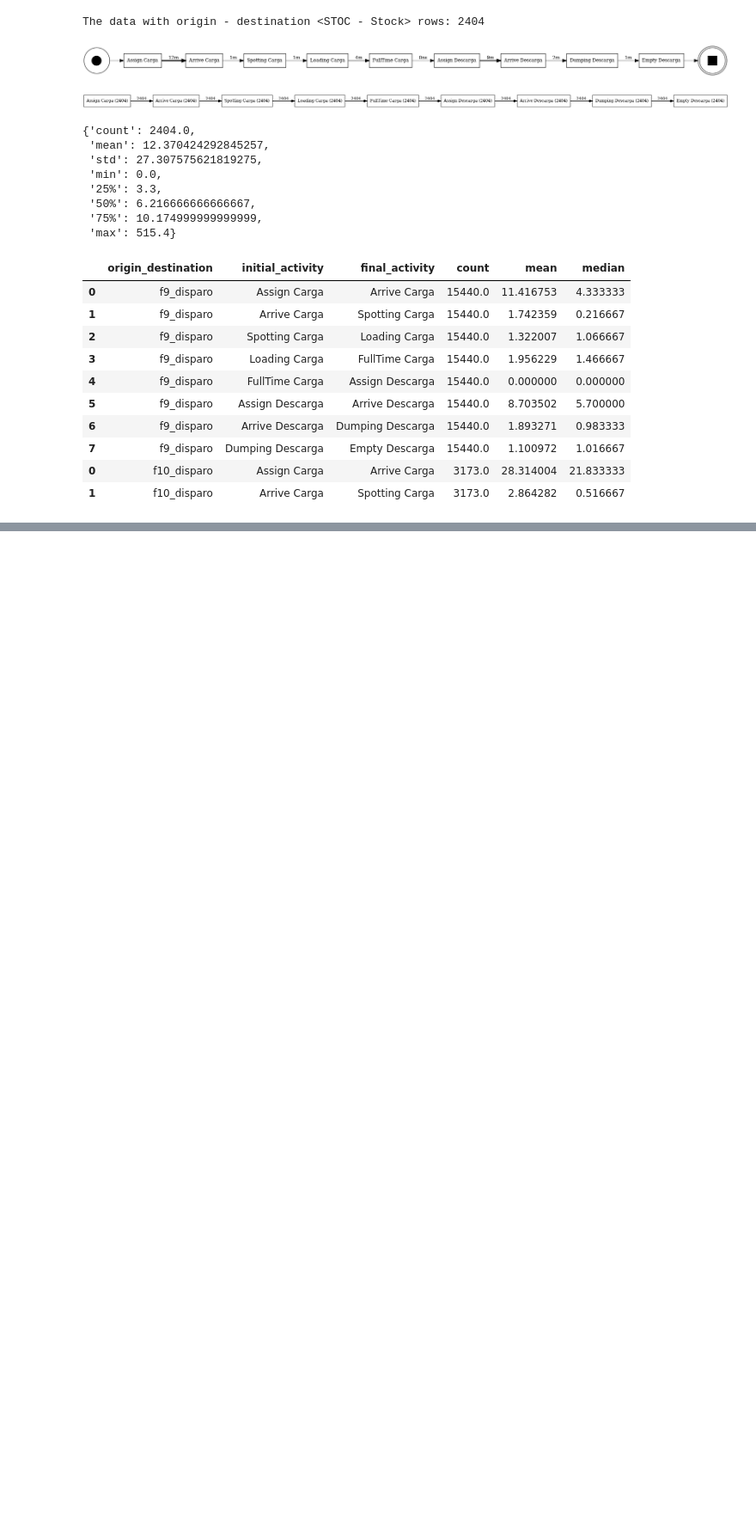
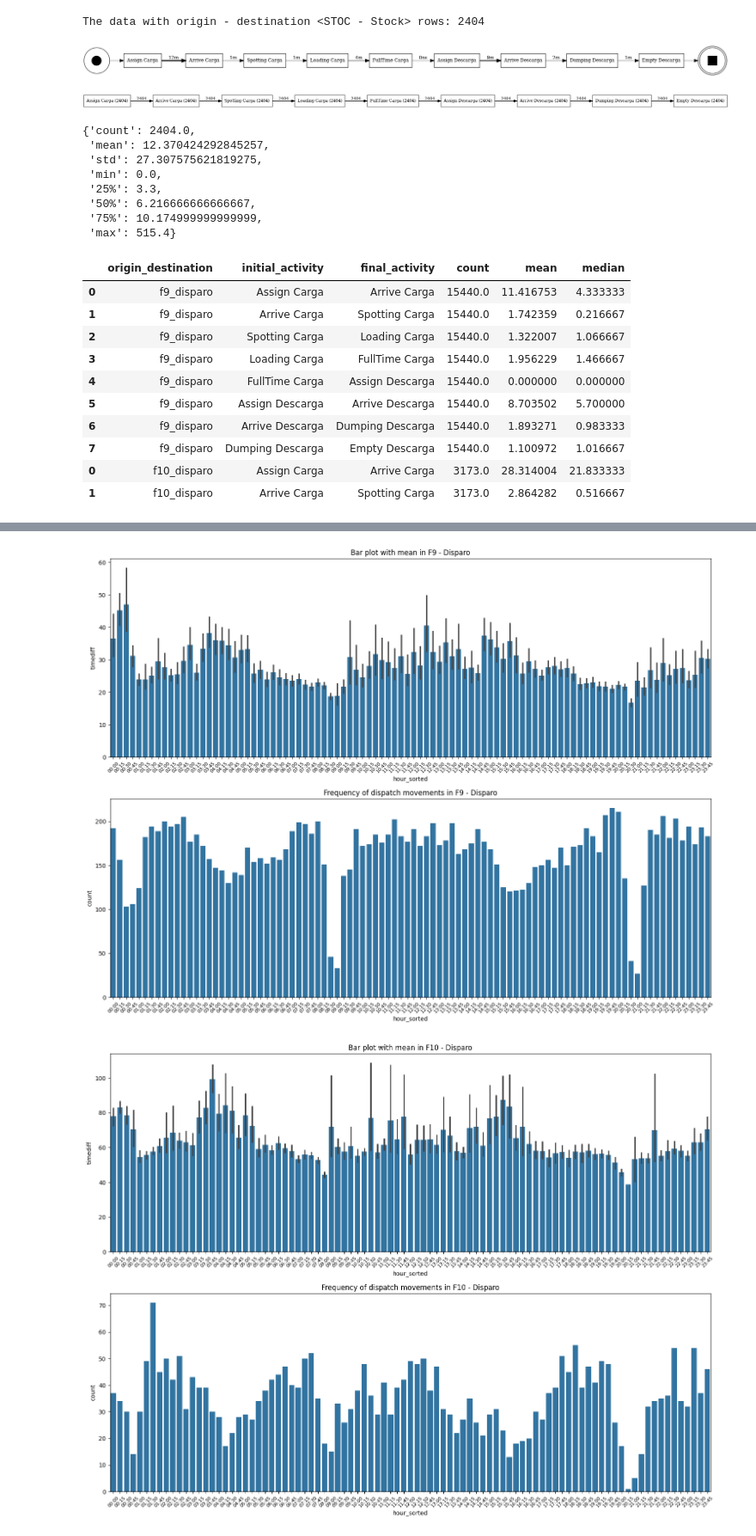
Before and after one commit to AlvaroEscalonaB/PM_MLP, a Jupyter notebook: dispatch-chancado.ipynb, the cells around one changed output, grey strips where cells are left out. Shown at 86% size. Drawn from its saved outputs; the diff is of its cells as text; code cells hidden in the pictures; blank space fills up the shorter version.

```diff
--- a/dispatch-chancado.ipynb
+++ b/dispatch-chancado.ipynb
@@ -207,0 +269,10 @@ summary_per_df.to_csv('data/summary_per_df.csv', index=False)
+# %%
+# df: df_f9_disparo, df_f10_disparo, df_f11_disparo, df_f12_disparo, df_stock
+plot_process_time(df_f9_disparo, 'F9 - Disparo')
+plot_process_time(df_f10_disparo, 'F10 - Disparo')
+plot_process_time(df_f11_disparo, 'F11 - Disparo')
+plot_process_time(df_f12_disparo, 'F12 - Disparo')
+plot_process_time(df_stock, 'STOC - STOCK')
+# %% [output]
+[figure, added]
+[figure, added]
```
Also changed, not shown: parts of 11 cells of this notebook.
